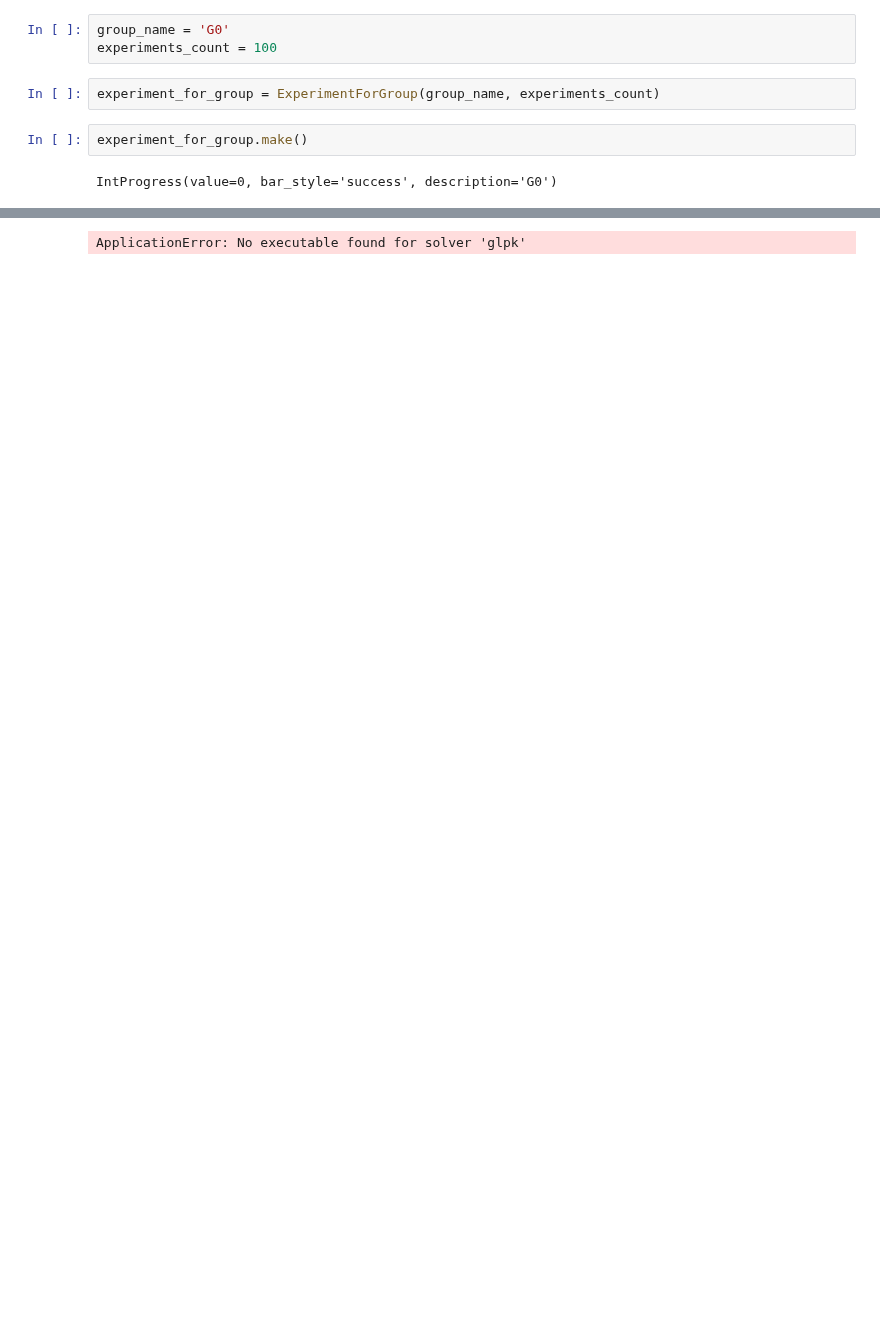
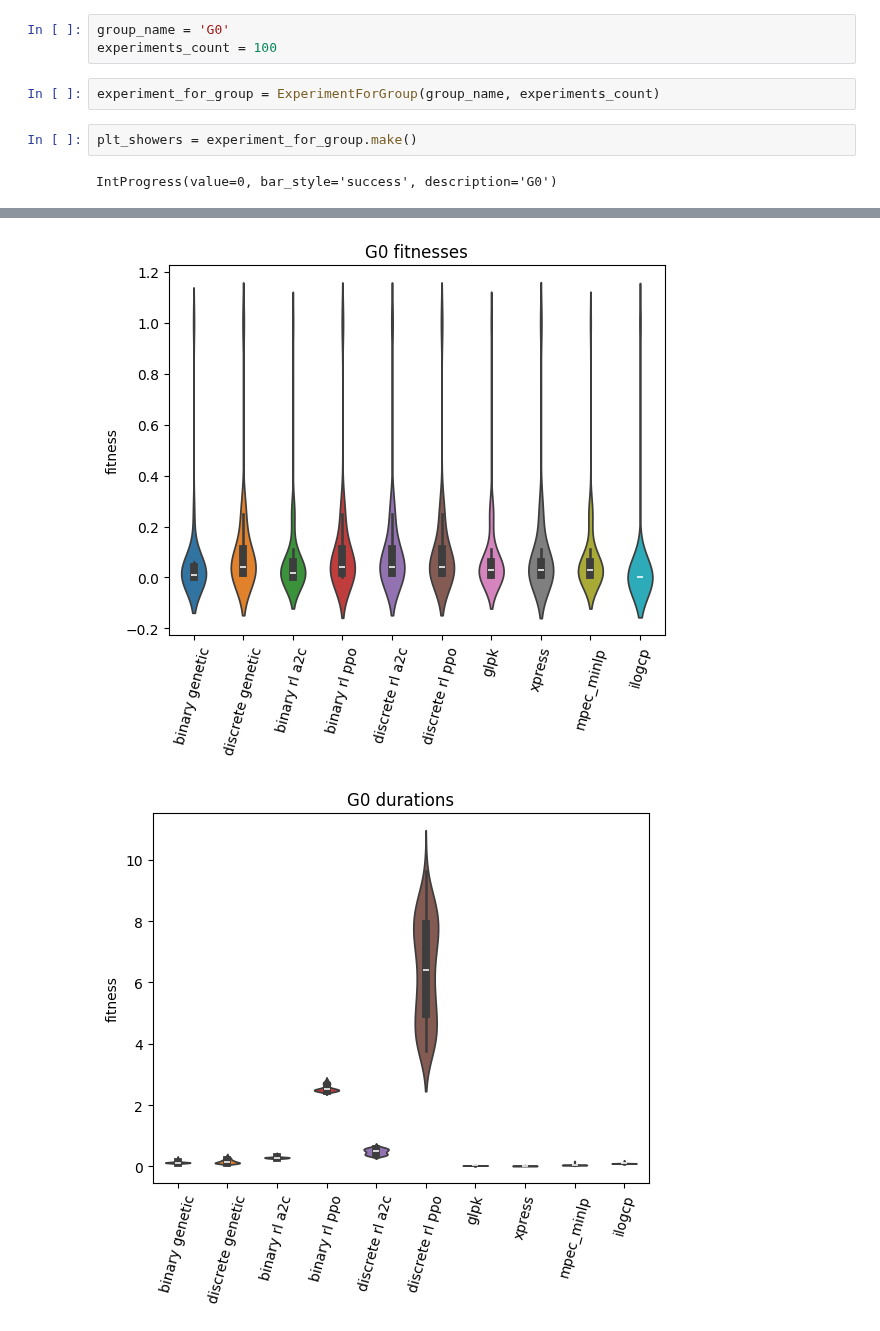
Before and after one commit to Dambr/yewking, a Jupyter notebook: task_description/dataset.ipynb, the cells around one changed output, grey strips where cells are left out. Drawn from its saved outputs; the diff is of its cells as text; blank space fills up the shorter version.

```diff
--- a/task_description/dataset.ipynb
+++ b/task_description/dataset.ipynb
@@ -275,6 +306,6 @@ experiments_count = 100
 # %%
 experiment_for_group = ExperimentForGroup(group_name, experiments_count)
 # %%
-experiment_for_group.make()
+plt_showers = experiment_for_group.make()
 # %% [output]
 IntProgress(value=0, bar_style='success', description='G0')
@@ -283 +329,2 @@ solver 'glpk'
-ApplicationError: No executable found for solver 'glpk'
+[figure, added]
+[figure, added]
```
Also changed, not shown: parts of 2 cells of this notebook.
